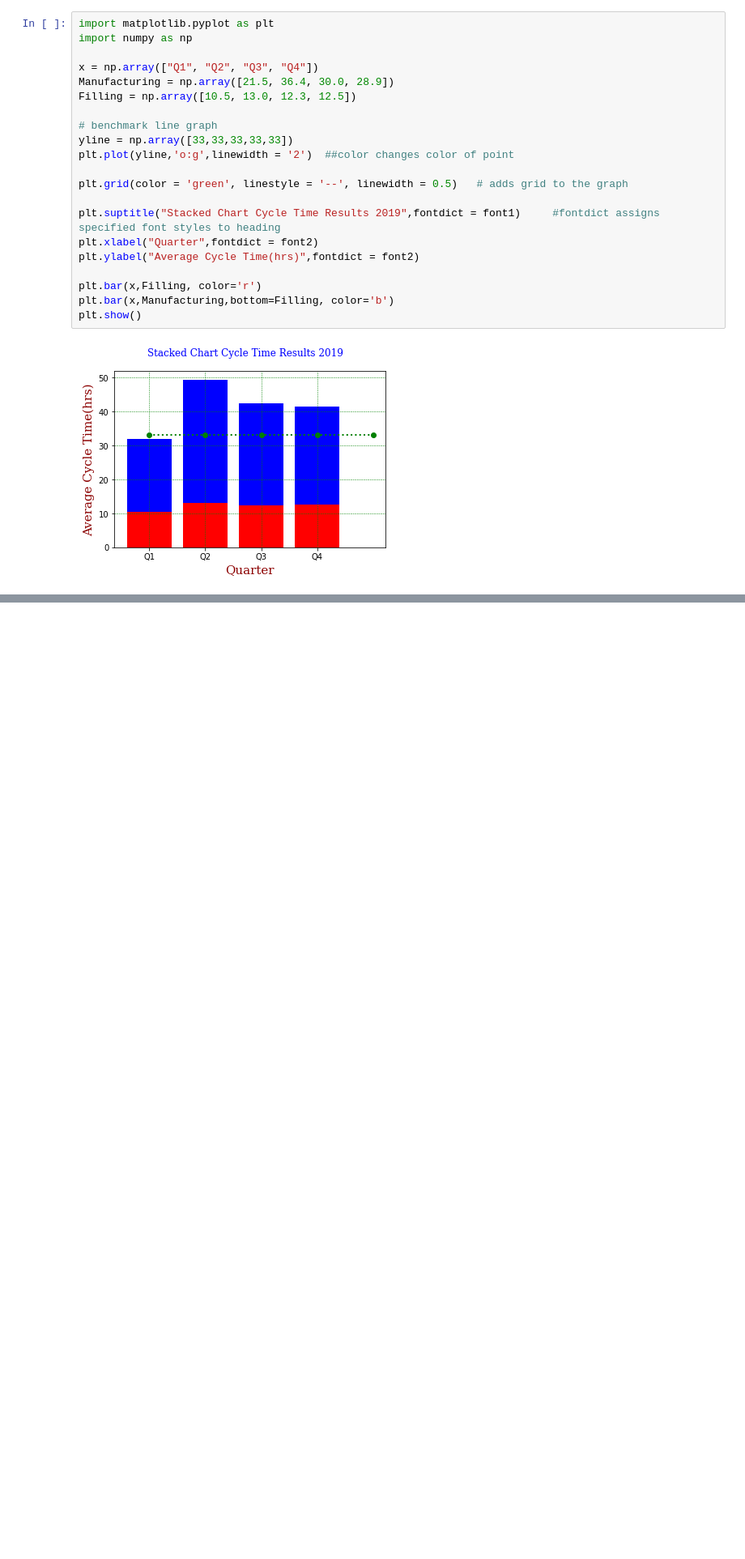
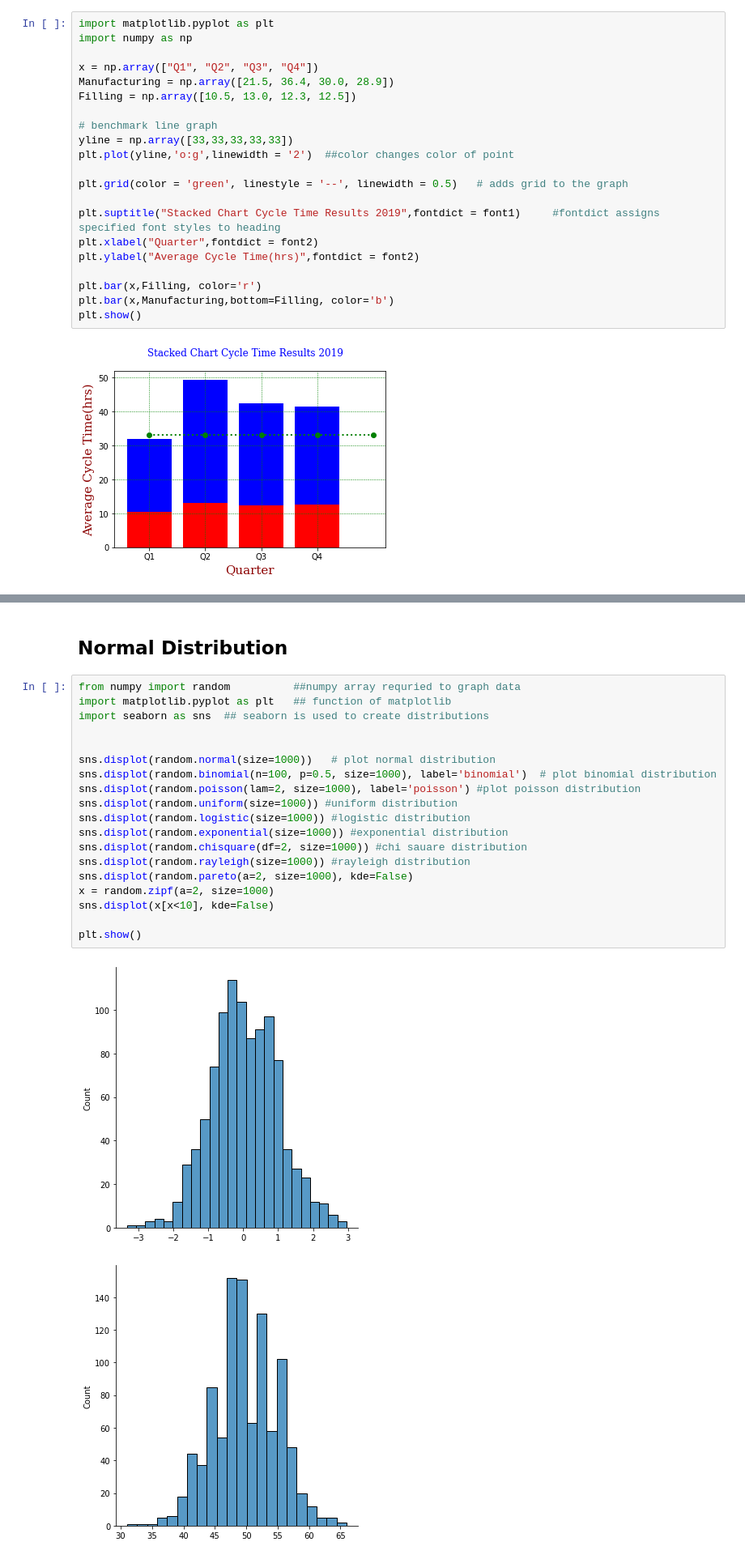
Before and after one commit to AshGovender/Evaporation-Loss-Calculations, a Jupyter notebook: MatPlotLib_Plant_Data.ipynb, the cells around one changed output, grey strips where cells are left out. Shown at 81% size. Drawn from its saved outputs; the diff is of its cells as text; blank space fills up the shorter version.

```diff
--- a/MatPlotLib_Plant_Data.ipynb
+++ b/MatPlotLib_Plant_Data.ipynb
@@ -194,0 +197,24 @@ plt.show()
+# %% [markdown]
+## Normal Distribution
+# %%
+from numpy import random          ##numpy array requried to graph data
+import matplotlib.pyplot as plt   ## function of matplotlib
+import seaborn as sns  ## seaborn is used to create distributions
+
+
+sns.displot(random.normal(size=1000))   # plot normal distribution
+sns.displot(random.binomial(n=100, p=0.5, size=1000), label='binomial')  # plot binomial distribution
+sns.displot(random.poisson(lam=2, size=1000), label='poisson') #plot poisson distribution
+sns.displot(random.uniform(size=1000)) #uniform distribution
+sns.displot(random.logistic(size=1000)) #logistic distribution
+sns.displot(random.exponential(size=1000)) #exponential distribution
+sns.displot(random.chisquare(df=2, size=1000)) #chi sauare distribution
+sns.displot(random.rayleigh(size=1000)) #rayleigh distribution
+sns.displot(random.pareto(a=2, size=1000), kde=False)
+x = random.zipf(a=2, size=1000)
+sns.displot(x[x<10], kde=False)
+
+plt.show()
+# %% [output]
+[figure, added]
+[figure, added]
```
Also changed, not shown: parts of 2 cells of this notebook.
